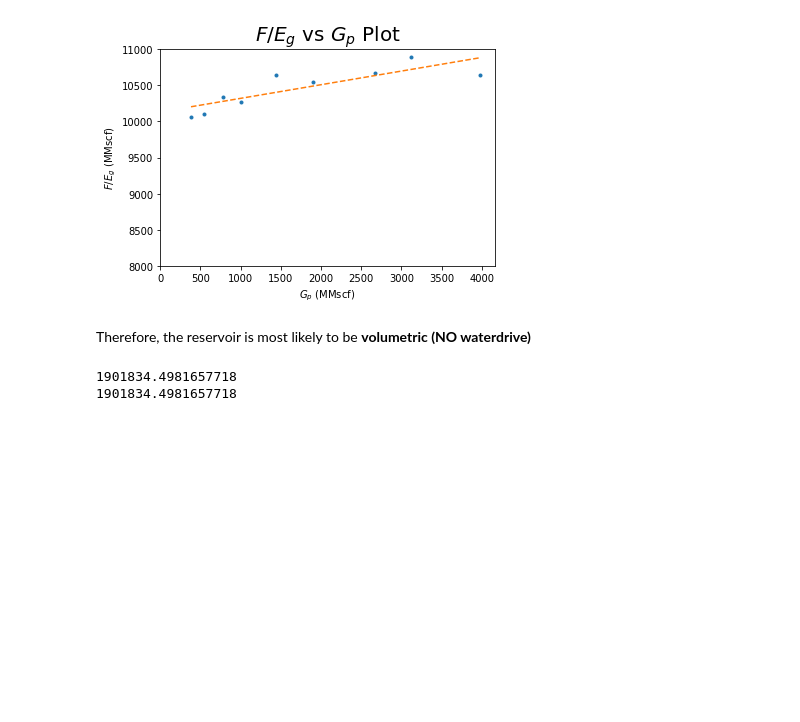
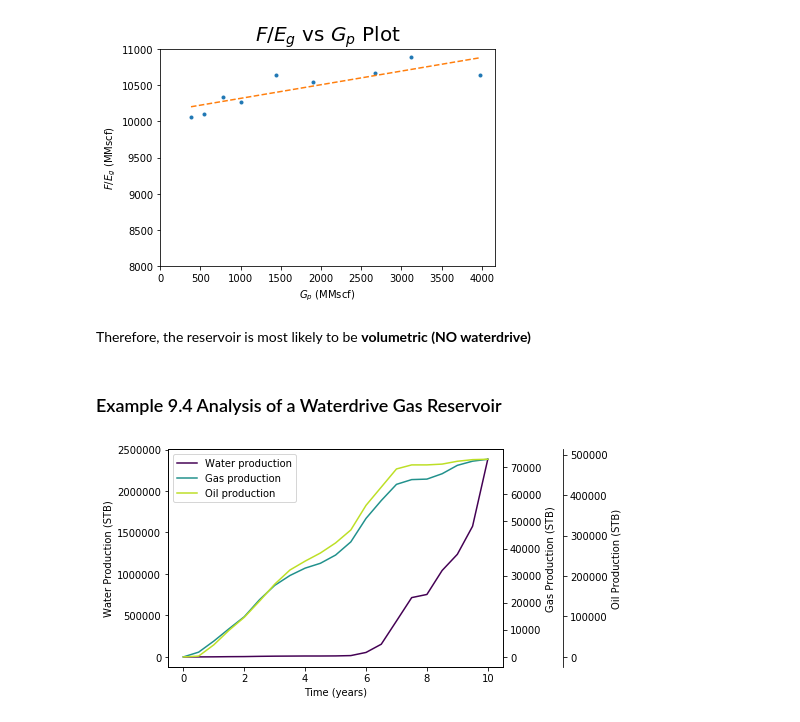
Before and after one commit to yohanesnuwara/reservoir-engineering, a Jupyter notebook: Unit 9 Dry-Gas Reservoirs/notebook/9_examples.ipynb, the cells around one changed output. Cells and saved outputs as stored; diff of their text form; code cells hidden in the pictures; blank space fills up the shorter version.

```diff
--- a/Unit 9 Dry-Gas Reservoirs/notebook/9_examples.ipynb
+++ b/Unit 9 Dry-Gas Reservoirs/notebook/9_examples.ipynb
@@ -319,24 +320,38 @@ Intercept is OGIP: 10.130185127404664 Bscf
 [figure]
 # %% [markdown]
 Therefore, the reservoir is most likely to be **volumetric (NO waterdrive)**
-# %%
-Bw = 1.052 # rb/stb
-Wp = 0
-F = 3.196244 * 1E+06 # million res bbl to rb
-Gfgi = 231 * 1E+06 # bscf to mscf (thousand scf)
-Eg = 0.0056 # res bbl/mscf
-Bgi = 0.5404 * 0.178108 # res ft3/mscf to res bbl/mscf
-
-cf = 3.5E-6 # psi^-1
-cw = 2.9E-6 # psi^-1
-swi = 0.21
-Efw = ((cf + cw * swi) / (1 - swi)) * (8330 - 8323)
-
-we = (Bw * Wp) + F - (Gfgi * Eg) - (Gfgi * Bgi * Efw)
-
-w2 = F - (Gfgi * (Eg + (Bgi * Efw)))
-print(we)
-print(w2)
-# %% [output]
-1901834.4981657718
-1901834.4981657718
+# %% [markdown]
+### Example 9.4 Analysis of a Waterdrive Gas Reservoir
+# %%
+# load data
+dataprod = pd.read_csv('/content/reservoir-engineering/Unit 9 Dry-Gas Reservoirs/data/Table 9.4-Reservoir Data and Documented Pressures and Production Example 9.4.csv')
+
+# visualize data Gp, Np, Wp in one plot
+time = np.array(dataprod.t); Gp = np.array(dataprod.Gp); Np = np.array(dataprod.Np); Wp = np.array(dataprod.Wp)
+
+fig = plt.figure()
+host = fig.add_subplot(111)
+
+par1 = host.twinx()
+par2 = host.twinx()
+
+host.set_xlabel("Time (years)")
+host.set_ylabel("Water Production (STB)")
+par1.set_ylabel("Gas Production (STB)")
+par2.set_ylabel("Oil Production (STB)")
+
+color1 = plt.cm.viridis(0)
+color2 = plt.cm.viridis(0.5)
+color3 = plt.cm.viridis(.9)
+
+p1, = host.plot(time, Wp, color=color1,label="Water production")
+p2, = par1.plot(time, Gp, color=color2, label="Gas production")
+p3, = par2.plot(time, Np, color=color3, label="Oil production")
+
+lns = [p1, p2, p3]
+host.legend(handles=lns, loc='best')
+
+# right, left, top, bottom
+par2.spines['right'].set_position(('outward', 60))
+# %% [output]
+[figure, added]
```
Also changed, not shown: parts of 16 cells of this notebook.
